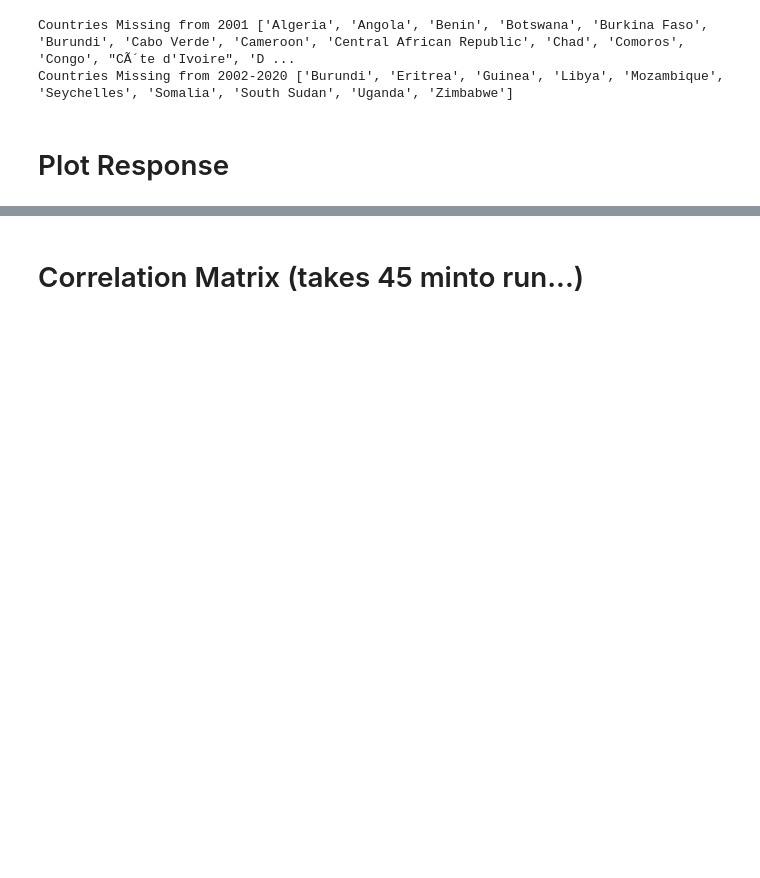
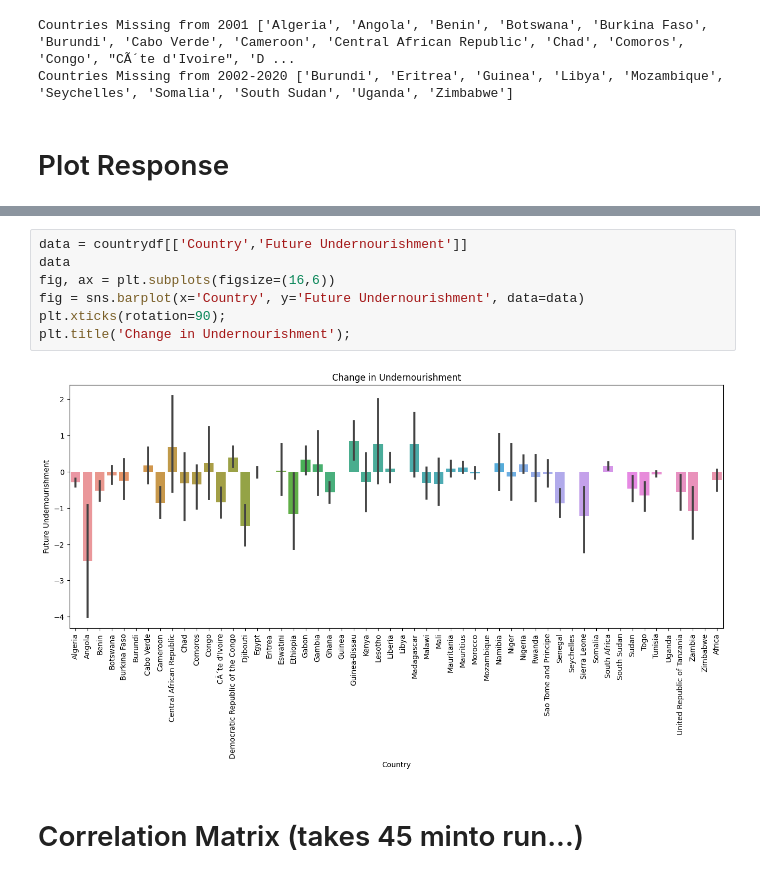
Before and after one commit to bakerjf1993/Supply-Chain, a Jupyter notebook: Food_Security_Analysis-Git.ipynb, the cells around one changed output, grey strips where cells are left out. Saved outputs shown, nothing was run; the diff lists cells and outputs as text; blank space fills up the shorter version.

```diff
--- a/Food_Security_Analysis-Git.ipynb
+++ b/Food_Security_Analysis-Git.ipynb
@@ -439,3 +378,12 @@ plt.xticks(rotation=90);
+# %%
+data = countrydf[['Country','Future Undernourishment']]
+data
+fig, ax = plt.subplots(figsize=(16,6))
+fig = sns.barplot(x='Country', y='Future Undernourishment', data=data)
+plt.xticks(rotation=90);
+plt.title('Change in Undernourishment');
+# %% [output]
+[figure, added]
 # %% [markdown]
 # Correlation Matrix (takes 45 minto run...)
 # %%
```
Also changed, not shown: parts of 2 cells of this notebook.
